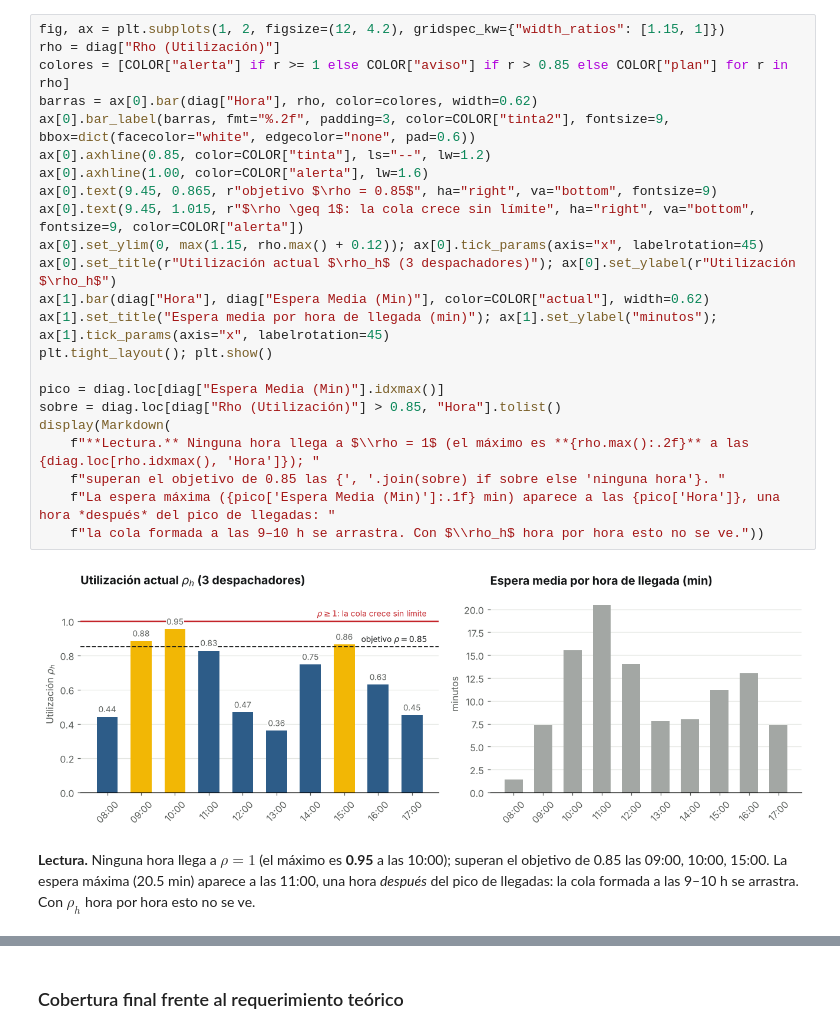
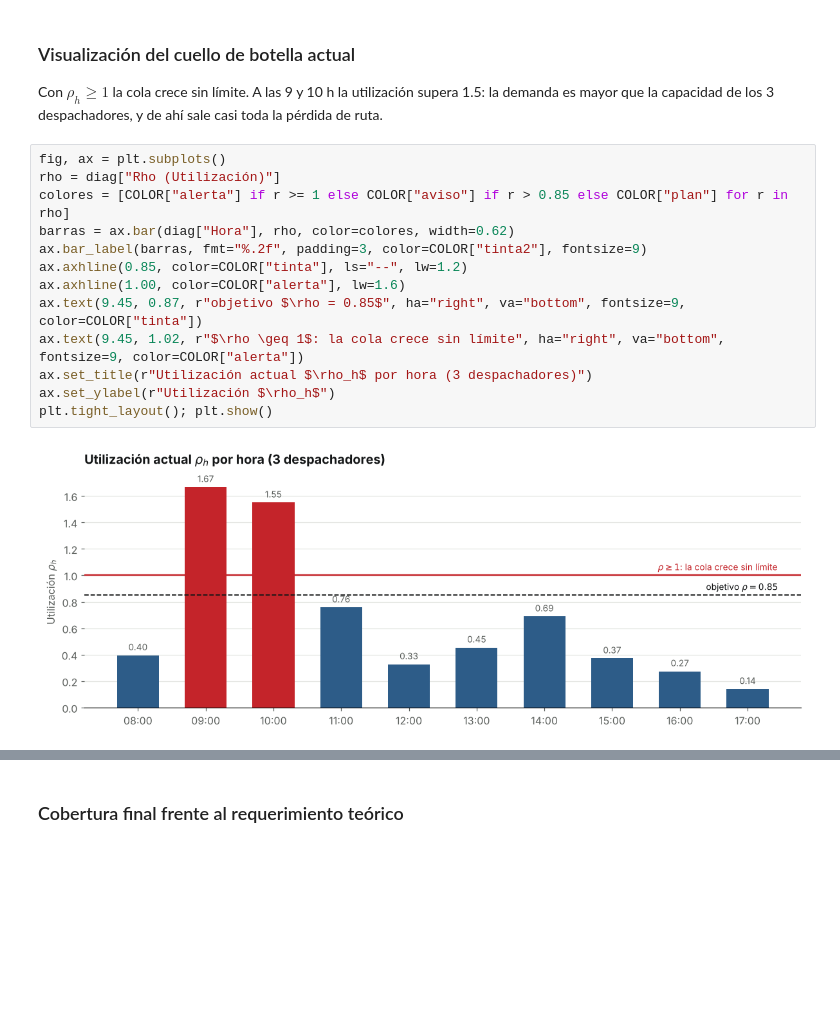
Before and after one commit to Efustion23/denlu-simulacion, a Jupyter notebook: Simulacion/Denlu.ipynb, the cells around one changed output, grey strips where cells are left out. Drawn from its saved outputs; the diff is of its cells as text; blank space fills up the shorter version.

Commit message:
Revert "Reconstruir el modelo sobre el CSV real de 2025"
This reverts commit 9b8b1c7e0ffa27e1c892fad1c8fe834c84ab5816.

```diff
--- a/Simulacion/Denlu.ipynb
+++ b/Simulacion/Denlu.ipynb
@@ -185,26 +114,18 @@ Con $\rho_h \ge 1$ la cola crece sin límite; por encima de 0.85 las esperas emp
+# %% [markdown]
+### Visualización del cuello de botella actual
+Con $\rho_h \ge 1$ la cola crece sin límite. A las 9 y 10 h la utilización supera 1.5: la demanda es mayor que la capacidad de los 3 despachadores, y de ahí sale casi toda la pérdida de ruta.
 # %%
-fig, ax = plt.subplots(1, 2, figsize=(12, 4.2), gridspec_kw={"width_ratios": [1.15, 1]})
+fig, ax = plt.subplots()
 rho = diag["Rho (Utilización)"]
 colores = [COLOR["alerta"] if r >= 1 else COLOR["aviso"] if r > 0.85 else COLOR["plan"] for r in rho]
-barras = ax[0].bar(diag["Hora"], rho, color=colores, width=0.62)
-ax[0].bar_label(barras, fmt="%.2f", padding=3, color=COLOR["tinta2"], fontsize=9, bbox=dict(facecolor="white", edgecolor="none", pad=0.6))
-ax[0].axhline(0.85, color=COLOR["tinta"], ls="--", lw=1.2)
-ax[0].axhline(1.00, color=COLOR["alerta"], lw=1.6)
-ax[0].text(9.45, 0.865, r"objetivo $\rho = 0.85$", ha="right", va="bottom", fontsize=9)
-ax[0].text(9.45, 1.015, r"$\rho \geq 1$: la cola crece sin límite", ha="right", va="bottom", fontsize=9, color=COLOR["alerta"])
-ax[0].set_ylim(0, max(1.15, rho.max() + 0.12)); ax[0].tick_params(axis="x", labelrotation=45)
-ax[0].set_title(r"Utilización actual $\rho_h$ (3 despachadores)"); ax[0].set_ylabel(r"Utilización $\rho_h$")
-ax[1].bar(diag["Hora"], diag["Espera Media (Min)"], color=COLOR["actual"], width=0.62)
-ax[1].set_title("Espera media por hora de llegada (min)"); ax[1].set_ylabel("minutos"); ax[1].tick_params(axis="x", labelrotation=45)
+barras = ax.bar(diag["Hora"], rho, color=colores, width=0.62)
+ax.bar_label(barras, fmt="%.2f", padding=3, color=COLOR["tinta2"], fontsize=9)
+ax.axhline(0.85, color=COLOR["tinta"], ls="--", lw=1.2)
+ax.axhline(1.00, color=COLOR["alerta"], lw=1.6)
+ax.text(9.45, 0.87, r"objetivo $\rho = 0.85$", ha="right", va="bottom", fontsize=9, color=COLOR["tinta"])
+ax.text(9.45, 1.02, r"$\rho \geq 1$: la cola crece sin límite", ha="right", va="bottom", fontsize=9, color=COLOR["alerta"])
+ax.set_title(r"Utilización actual $\rho_h$ por hora (3 despachadores)")
+ax.set_ylabel(r"Utilización $\rho_h$")
 plt.tight_layout(); plt.show()
-
-pico = diag.loc[diag["Espera Media (Min)"].idxmax()]
-sobre = diag.loc[diag["Rho (Utilización)"] > 0.85, "Hora"].tolist()
-display(Markdown(
-    f"**Lectura.** Ninguna hora llega a $\\rho = 1$ (el máximo es **{rho.max():.2f}** a las {diag.loc[rho.idxmax(), 'Hora']}); "
-    f"superan el objetivo de 0.85 las {', '.join(sobre) if sobre else 'ninguna hora'}. "
-    f"La espera máxima ({pico['Espera Media (Min)']:.1f} min) aparece a las {pico['Hora']}, una hora *después* del pico de llegadas: "
-    f"la cola formada a las 9–10 h se arrastra. Con $\\rho_h$ hora por hora esto no se ve."))
 # %% [output]
-[figure, old version]
+[figure, new version]
-**Lectura.** Ninguna hora llega a $\rho = 1$ (el máximo es **0.95** a las 10:00); superan el objetivo de 0.85 las 09:00, 10:00, 15:00. La espera máxima (20.5 min) aparece a las 11:00, una hora *después* del pico de llegadas: la cola formada a las 9–10 h se arrastra. Con $\rho_h$ hora por hora esto no se ve.
```
Also changed, not shown: parts of 59 cells of this notebook, 6 other files.
